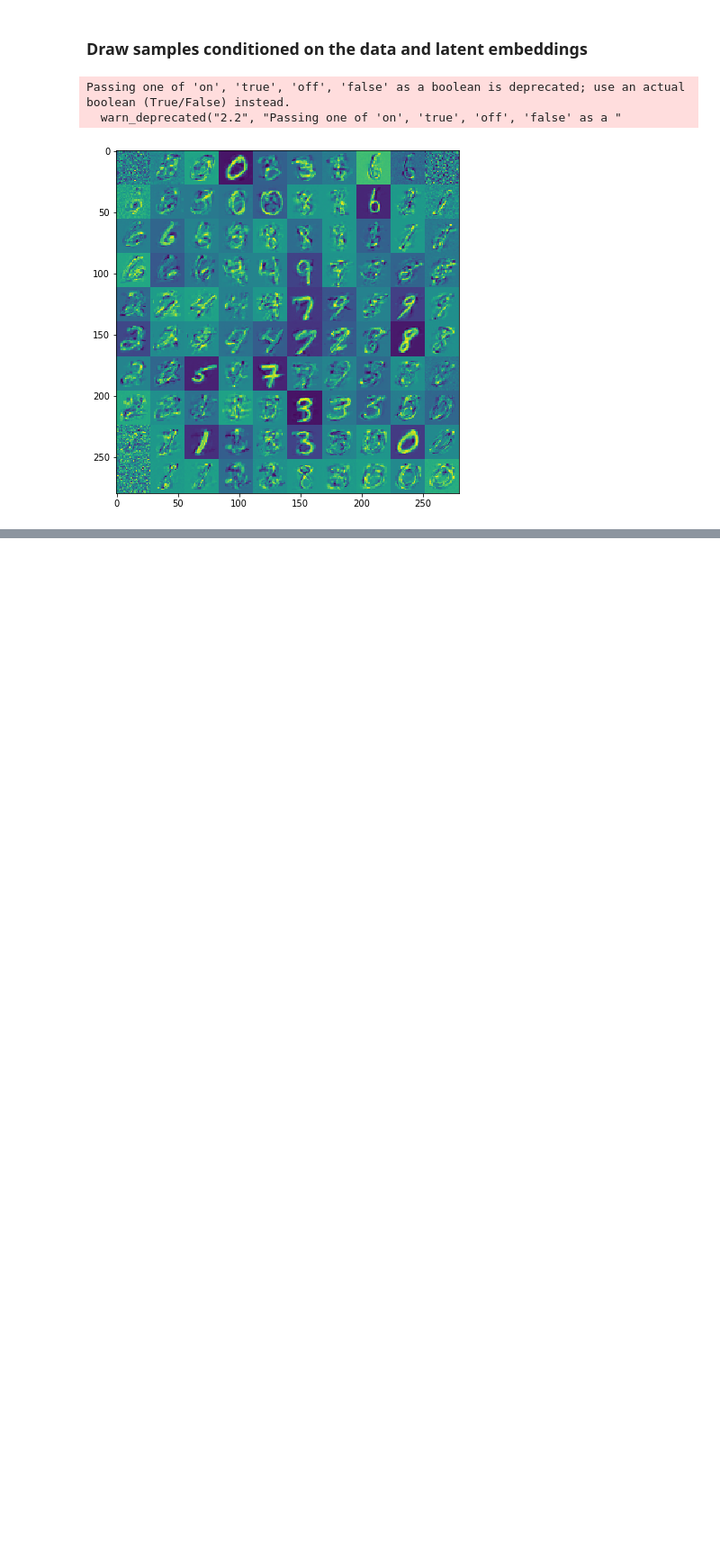
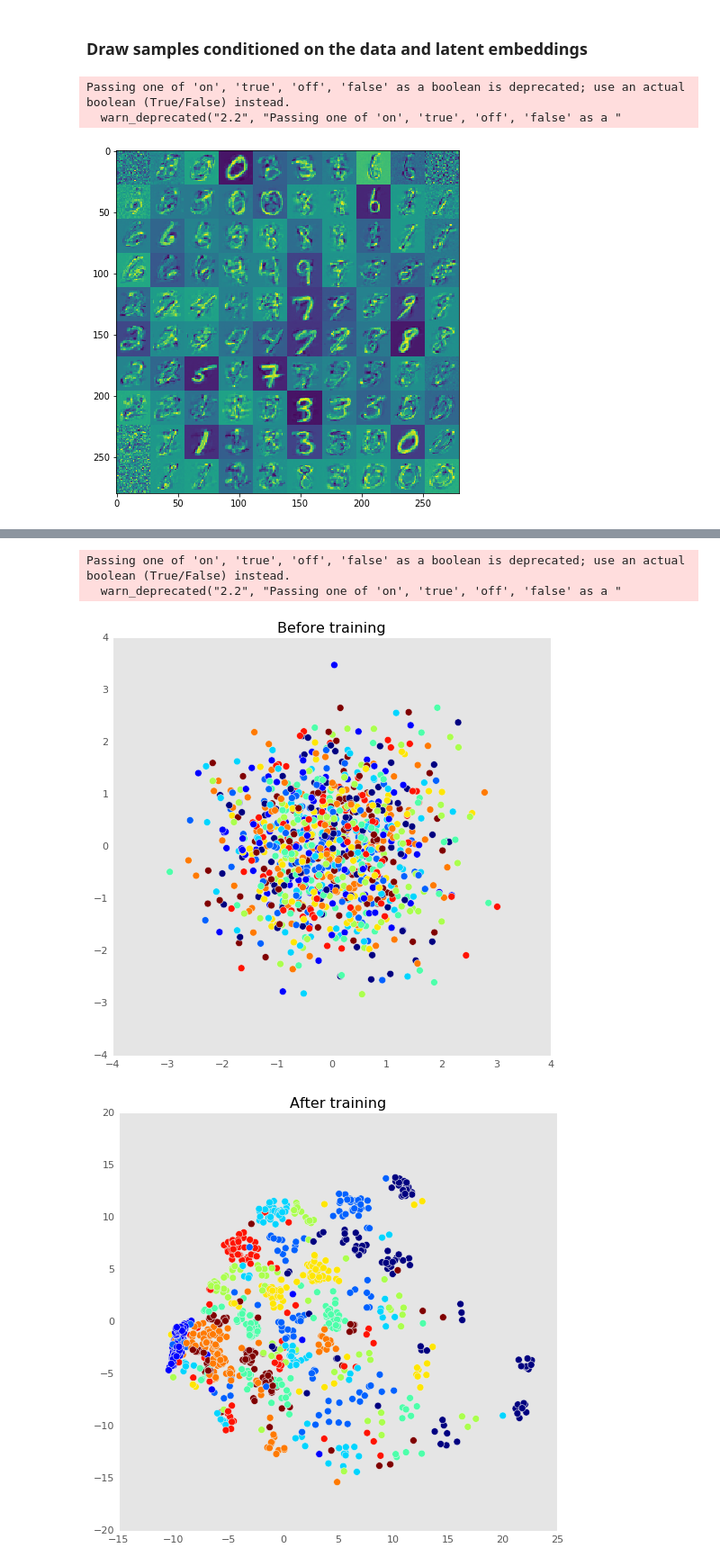
Before and after one commit to jngeo/Google-Colab-Notebooks, a Jupyter notebook: Example_3_GPLVM_on_Tensorflow_Probabilities_Example.ipynb, the cells around one changed output, grey strips where cells are left out. Shown at 90% size. Saved outputs shown, nothing was run; the diff lists cells and outputs as text; code cells hidden in the pictures; blank space fills up the shorter version.

Commit message:
updated style and added PCA initialized

```diff
--- a/Example_3_GPLVM_on_Tensorflow_Probabilities_Example.ipynb
+++ b/Example_3_GPLVM_on_Tensorflow_Probabilities_Example.ipynb
@@ -270,0 +348,10 @@ Passing one of 'on', 'true', 'off', 'false' as a boolean is deprecated; use an a
+# %%
+# Initialize variables and train!
+sess.run(tf.global_variables_initializer())
+num_iters = 100
+log_interval = 20
+lips_ = np.zeros((num_iters, N, 2), np.float64)
+for i in range(num_iters):
+  _, loss_, lips_[i] = sess.run([train_op, loss, latent_indexpca_points])
+  if i % log_interval == 0 or i + 1 == num_iters:
+    print("Loss at step %d: %f" % (i, loss_))
@@ -270,0 +365,22 @@ Passing one of 'on', 'true', 'off', 'false' as a boolean is deprecated; use an a
+# %%
+plt.style.use('ggplot')
+
+# Plot the latent locations before and after training
+plt.figure(figsize=(7, 7))
+plt.title("Before training")
+plt.grid('off')
+plt.scatter(x=init_[:, 0], y=init_[:, 1],
+           c=y_train[:N], s=50)
+plt.show()
+
+plt.figure(figsize=(7, 7))
+plt.title("After training")
+plt.grid('off')
+plt.scatter(x=lips_[-1, :, 0], y=lips_[-1, :, 1],
+           c=y_train[:N], s=50)
+plt.show()
+# %% [output]
+Passing one of 'on', 'true', 'off', 'false' as a boolean is deprecated; use an actual boolean (True/False) instead.
+  warn_deprecated("2.2", "Passing one of 'on', 'true', 'off', 'false' as a "
+[figure, added]
+[figure, added]
```
Also changed, not shown: parts of 9 cells of this notebook.
